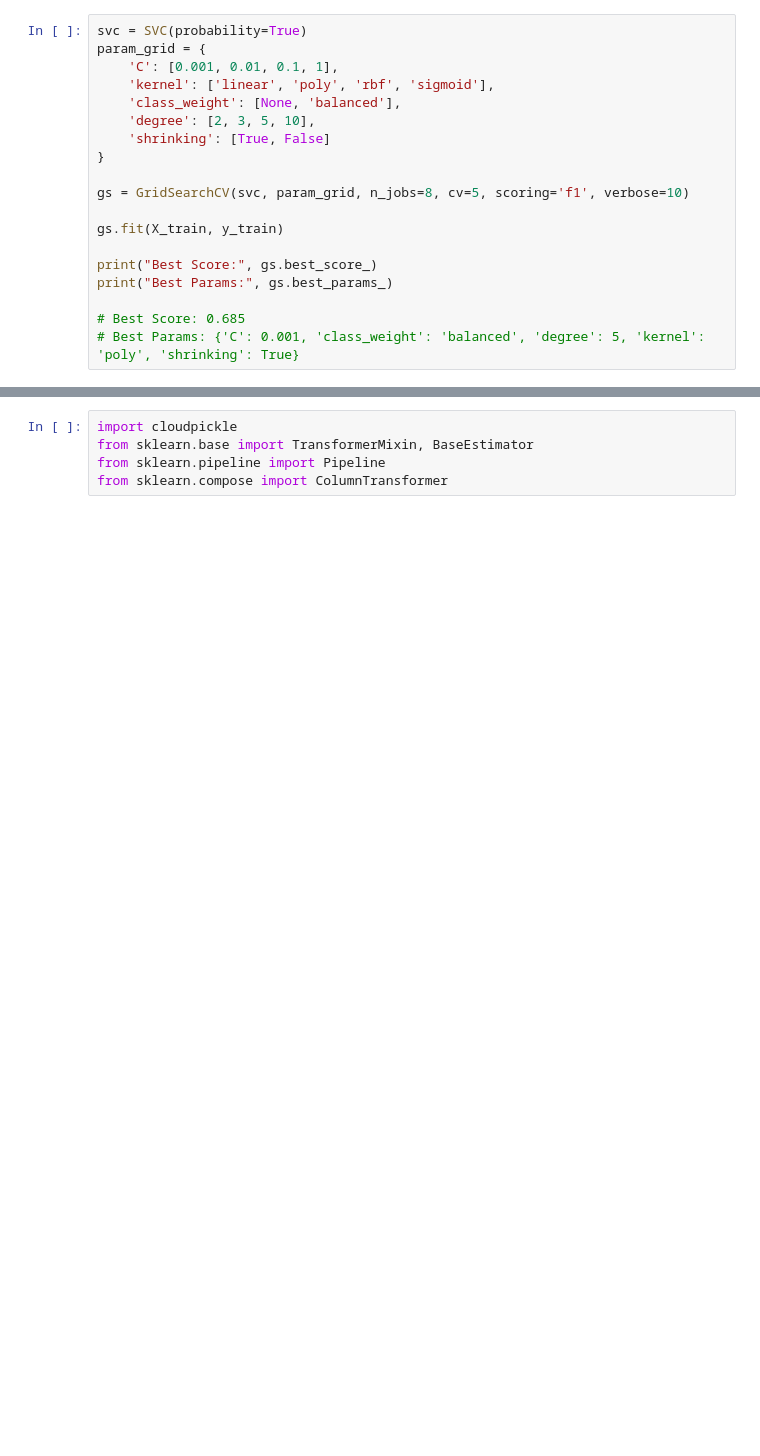
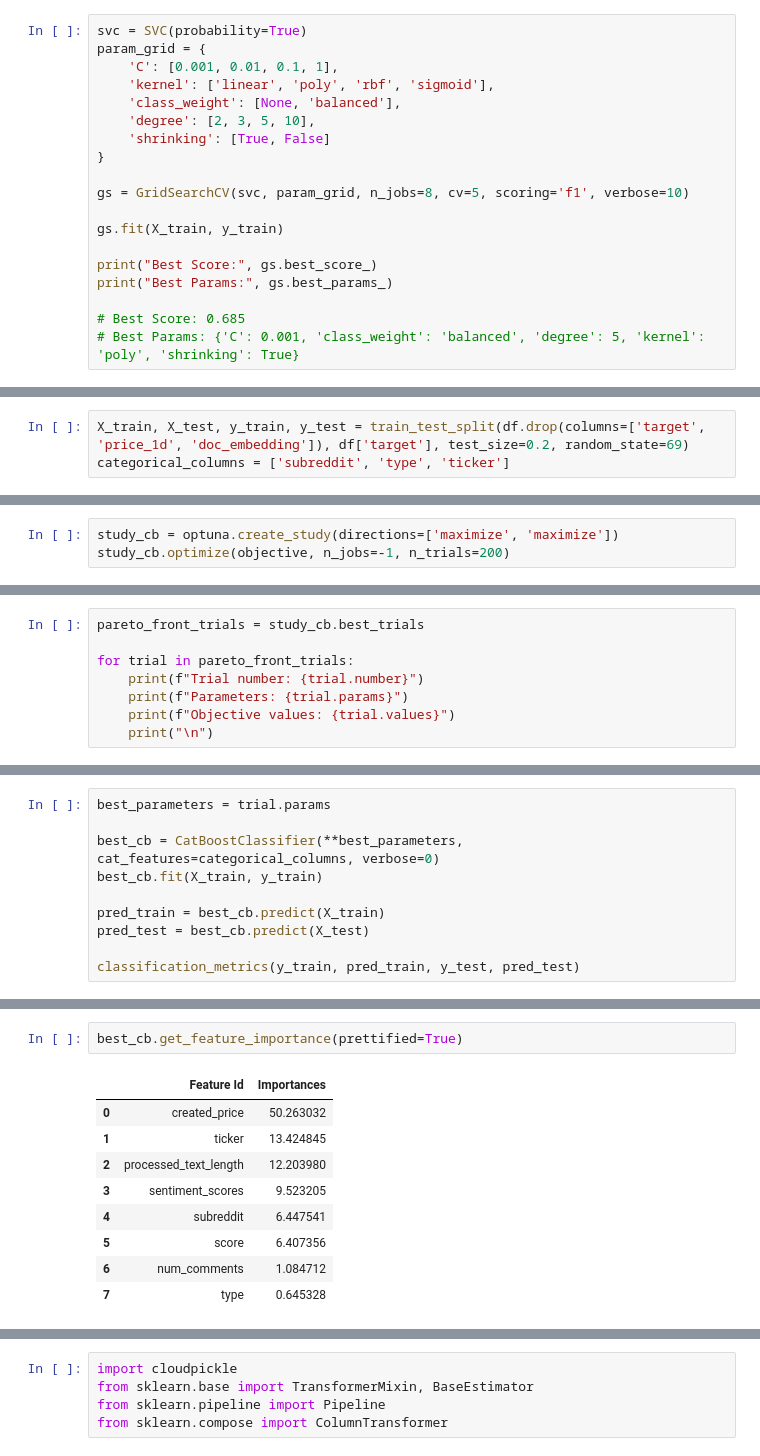
Before and after one commit to AlexIvlev/analytics_platform, a Jupyter notebook: notebooks/baseline/YP_2024_Reddit_baseline.ipynb, the cells around one changed output, grey strips where cells are left out. Saved outputs shown, nothing was run; the diff lists cells and outputs as text; blank space fills up the shorter version.

```diff
--- a/notebooks/baseline/YP_2024_Reddit_baseline.ipynb
+++ b/notebooks/baseline/YP_2024_Reddit_baseline.ipynb
@@ -717,0 +1037,3 @@ df.head()
+# %%
+X_train, X_test, y_train, y_test = train_test_split(df.drop(columns=['target', 'price_1d', 'doc_embedding']), df['target'], test_size=0.2, random_state=69)
+categorical_columns = ['subreddit', 'type', 'ticker']
@@ -717,0 +1059,3 @@ df.head()
+# %%
+study_cb = optuna.create_study(directions=['maximize', 'maximize'])
+study_cb.optimize(objective, n_jobs=-1, n_trials=200)
@@ -717,0 +1080,8 @@ df.head()
+# %%
+pareto_front_trials = study_cb.best_trials
+
+for trial in pareto_front_trials:
+    print(f"Trial number: {trial.number}")
+    print(f"Parameters: {trial.params}")
+    print(f"Objective values: {trial.values}")
+    print("\n")
@@ -717,0 +1092,10 @@ df.head()
+# %%
+best_parameters = trial.params
+
+best_cb = CatBoostClassifier(**best_parameters, cat_features=categorical_columns, verbose=0)
+best_cb.fit(X_train, y_train)
+
+pred_train = best_cb.predict(X_train)
+pred_test = best_cb.predict(X_test)
+
+classification_metrics(y_train, pred_train, y_test, pred_test)
@@ -717,0 +1112,12 @@ df.head()
+# %%
+best_cb.get_feature_importance(prettified=True)
+# %% [output]
+|  | Feature Id | Importances |
+| 0 | created_price | 50.263032 |
+| 1 | ticker | 13.424845 |
+| 2 | processed_text_length | 12.203980 |
+| 3 | sentiment_scores | 9.523205 |
+| 4 | subreddit | 6.447541 |
+| 5 | score | 6.407356 |
+| 6 | num_comments | 1.084712 |
+| 7 | type | 0.645328 |
```
Also changed, not shown: parts of 65 cells of this notebook, 2 other files.
